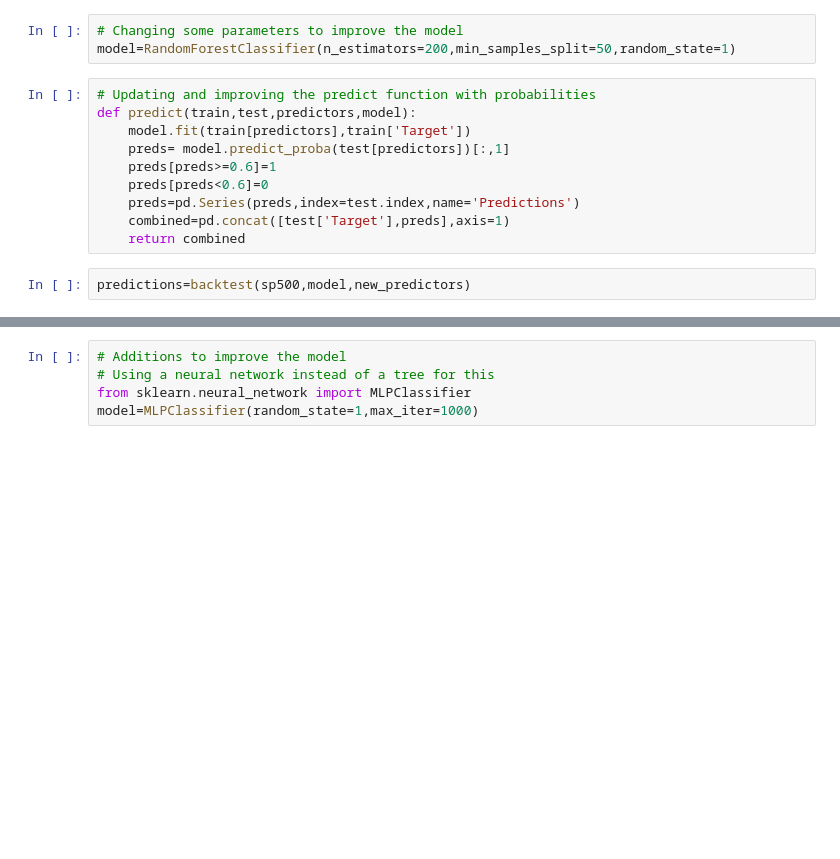
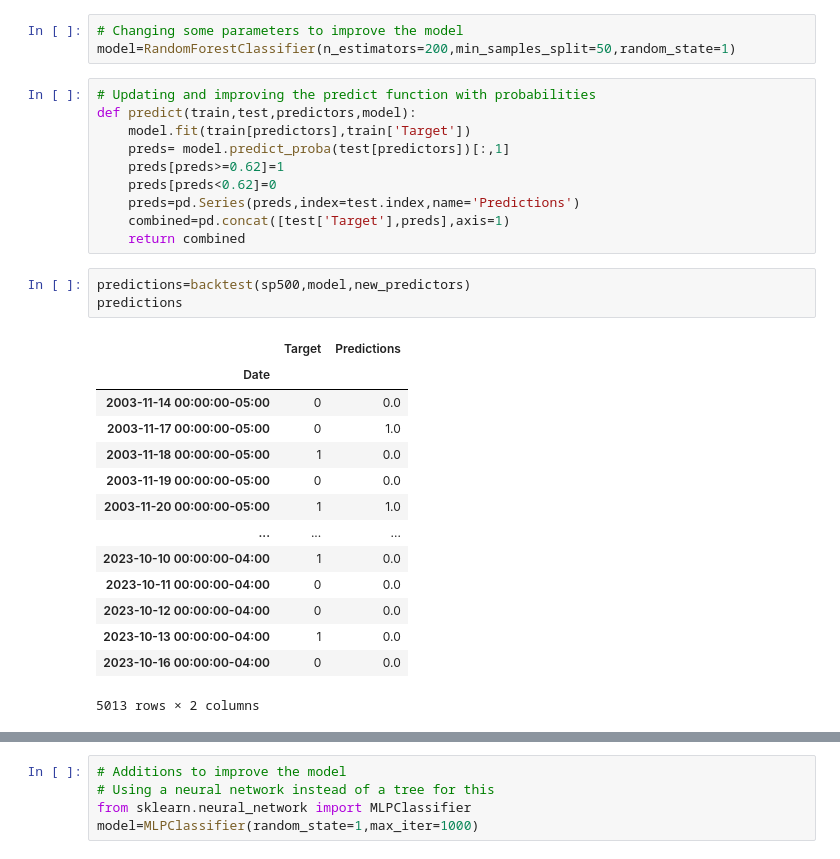
Before and after one commit to tommf00/Data-Science-Portfolio, a Jupyter notebook: Stock Market Predictor/stock_predictor_sp500.ipynb, the cells around one changed output, grey strips where cells are left out. Cells and saved outputs as stored; diff of their text form; blank space fills up the shorter version.

```diff
--- a/Stock Market Predictor/stock_predictor_sp500.ipynb
+++ b/Stock Market Predictor/stock_predictor_sp500.ipynb
@@ -253,13 +253,29 @@ model=RandomForestClassifier(n_estimators=200,min_samples_split=50,random_state=
 def predict(train,test,predictors,model):
     model.fit(train[predictors],train['Target'])
     preds= model.predict_proba(test[predictors])[:,1]
-    preds[preds>=0.6]=1
-    preds[preds<0.6]=0
+    preds[preds>=0.62]=1
+    preds[preds<0.62]=0
     preds=pd.Series(preds,index=test.index,name='Predictions')
     combined=pd.concat([test['Target'],preds],axis=1)
     return combined
 # %%
 predictions=backtest(sp500,model,new_predictors)
+predictions
+# %% [output]
+|  | Target | Predictions |
+| Date |  |  |
+| 2003-11-14 00:00:00-05:00 | 0 | 0.0 |
+| 2003-11-17 00:00:00-05:00 | 0 | 1.0 |
+| 2003-11-18 00:00:00-05:00 | 1 | 0.0 |
+| 2003-11-19 00:00:00-05:00 | 0 | 0.0 |
+| 2003-11-20 00:00:00-05:00 | 1 | 1.0 |
+| ... | ... | ... |
+| 2023-10-10 00:00:00-04:00 | 1 | 0.0 |
+| 2023-10-11 00:00:00-04:00 | 0 | 0.0 |
+| 2023-10-12 00:00:00-04:00 | 0 | 0.0 |
+| 2023-10-13 00:00:00-04:00 | 1 | 0.0 |
+| 2023-10-16 00:00:00-04:00 | 0 | 0.0 |
+5013 rows × 2 columns
 # %%
 predictions["Predictions"].value_counts()
 # %% [output]
```
Also changed, not shown: parts of 19 cells of this notebook.
